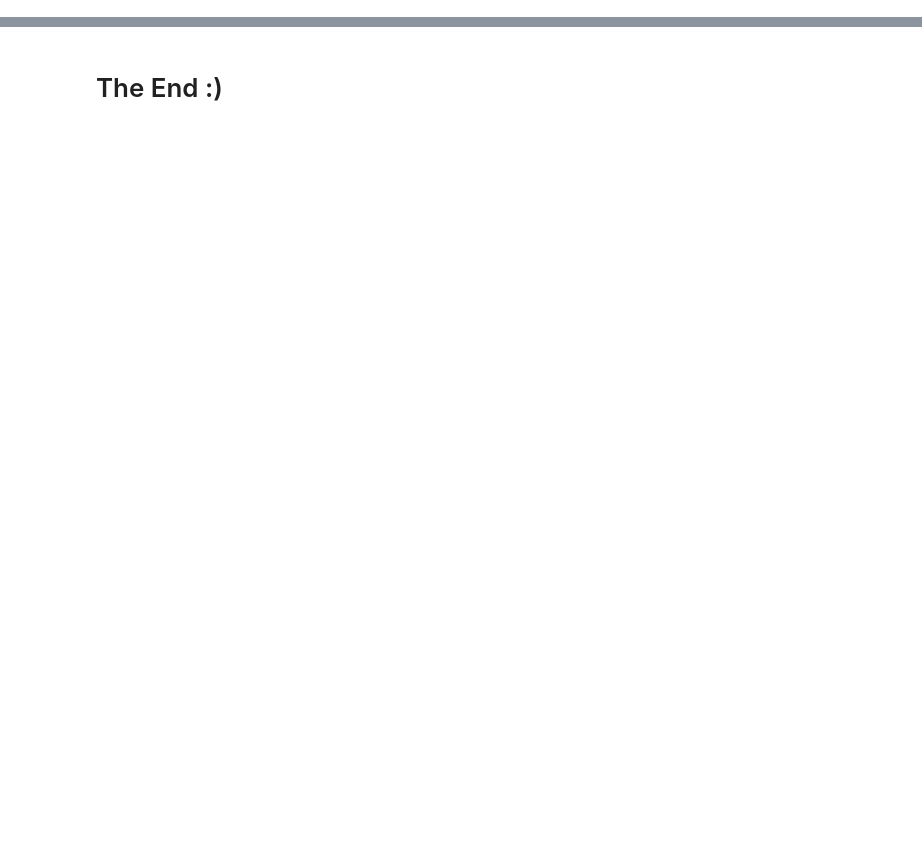
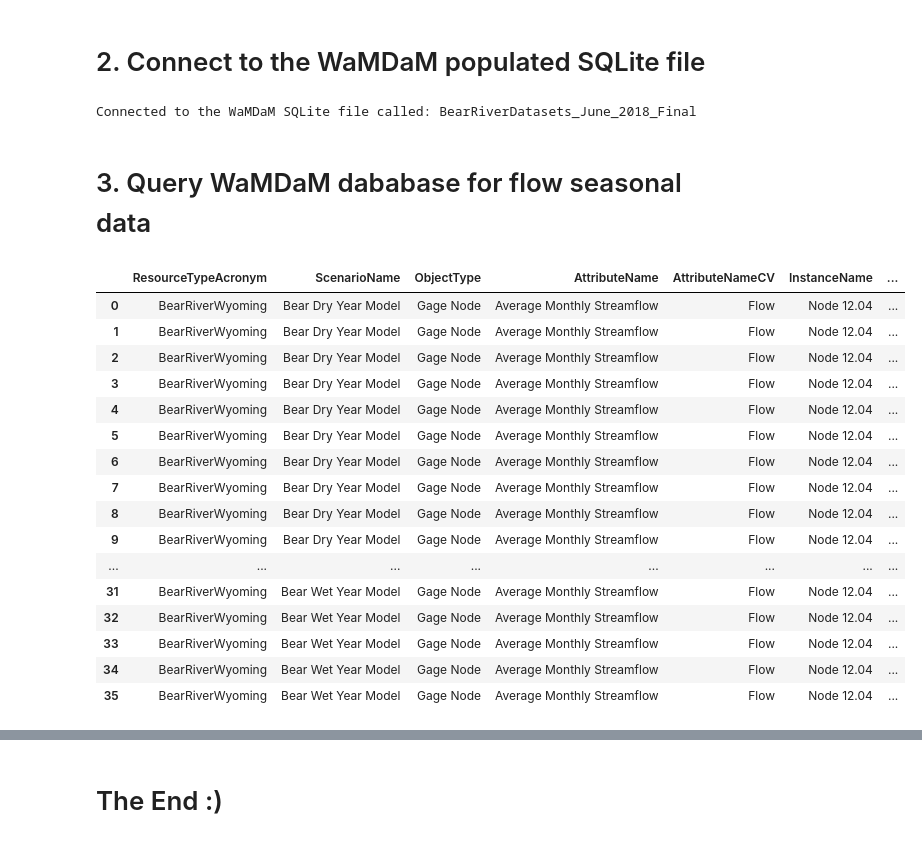
Before and after one commit to WamdamProject/WaMDaM_JupyterNotebooks, a Jupyter notebook: 1_QuerySelect/4_Use_Case_3.1_Seasonal.ipynb, the cells around one changed output, grey strips where cells are left out. Drawn from its saved outputs; the diff is of its cells as text; code cells hidden in the pictures; blank space fills up the shorter version.

```diff
--- a/1_QuerySelect/4_Use_Case_3.1_Seasonal.ipynb
+++ b/1_QuerySelect/4_Use_Case_3.1_Seasonal.ipynb
@@ -746,0 +65,62 @@ BearRiverFeb2017_V10.9Test
+# %% [markdown]
+<a name="Connect"></a>
+# 2. Connect to the WaMDaM populated SQLite file
+# %%
+# 2. Connect to the WaMDaM populated SQLite file
+
+# Then we can run queries against it within this notebook :)
+
+# the SQLite file is published here
+#https://github.com/WamdamProject/WaMDaM_UseCases/blob/master/UseCases_files/3SQLite_database/BearRiverDatasets_June_2018.sqlite
+
+conn = sqlite3.connect('BearRiverDatasets_June_2018_Final.sqlite')
+
+print 'Connected to the WaMDaM SQLite file called: BearRiverDatasets_June_2018_Final'
+# %% [output]
+Connected to the WaMDaM SQLite file called: BearRiverDatasets_June_2018_Final
+# %% [markdown]
+<a name="QueryFlowSeasonal"></a>
+# 3. Query WaMDaM dababase for flow seasonal data
+# %%
+# Use Case 3.1Identify_aggregate_TimeSeriesValues.csv
+# plot aggregated to monthly and converted to acre-feet time series data of multiple sources
+
+
+
+# 2.2Identify_aggregate_TimeSeriesValues.csv
+Query_UseCase3_1_seasonal_URL="""
+https://raw.githubusercontent.com/WamdamProject/WaMDaM_UseCases/master/UseCases_files/4Queries_SQL/UseCase3/UseCase3.1/3_Identify_SeasonalValues.sql
+
+"""
+
+# Read the query text inside the URL
+Query_UseCase3_1_Seasonal_text = urllib.urlopen(Query_UseCase3_1_seasonal_URL).read()
+
+
+# return query result in a pandas data frame
+result_df_UseCase3_1_Seasonal= pd.read_sql_query(Query_UseCase3_1_Seasonal_text, conn)
+
+# uncomment the below line to see the list of attributes
+display (result_df_UseCase3_1_Seasonal)
+
+
+# Save the datafrom as a csv file into the Jupyter notebook working space
+result_df_UseCase3_1_Seasonal.to_csv('UseCases_Results_csv\UseCase3_1_Seasonal.csv', index = False)
+# %% [output]
+|  | ResourceTypeAcronym | ScenarioName | ObjectType | AttributeName | AttributeNameCV | InstanceName | ... |
+| 0 | BearRiverWyoming | Bear Dry Year Model | Gage Node | Average Monthly Streamflow | Flow | Node 12.04 | ... |
+| 1 | BearRiverWyoming | Bear Dry Year Model | Gage Node | Average Monthly Streamflow | Flow | Node 12.04 | ... |
+| 2 | BearRiverWyoming | Bear Dry Year Model | Gage Node | Average Monthly Streamflow | Flow | Node 12.04 | ... |
+| 3 | BearRiverWyoming | Bear Dry Year Model | Gage Node | Average Monthly Streamflow | Flow | Node 12.04 | ... |
+| 4 | BearRiverWyoming | Bear Dry Year Model | Gage Node | Average Monthly Streamflow | Flow | Node 12.04 | ... |
+| 5 | BearRiverWyoming | Bear Dry Year Model | Gage Node | Average Monthly Streamflow | Flow | Node 12.04 | ... |
+| 6 | BearRiverWyoming | Bear Dry Year Model | Gage Node | Average Monthly Streamflow | Flow | Node 12.04 | ... |
+| 7 | BearRiverWyoming | Bear Dry Year Model | Gage Node | Average Monthly Streamflow | Flow | Node 12.04 | ... |
+| 8 | BearRiverWyoming | Bear Dry Year Model | Gage Node | Average Monthly Streamflow | Flow | Node 12.04 | ... |
+| 9 | BearRiverWyoming | Bear Dry Year Model | Gage Node | Average Monthly Streamflow | Flow | Node 12.04 | ... |
+| ... | ... | ... | ... | ... | ... | ... | ... |
+| 31 | BearRiverWyoming | Bear Wet Year Model | Gage Node | Average Monthly Streamflow | Flow | Node 12.04 | ... |
+| 32 | BearRiverWyoming | Bear Wet Year Model | Gage Node | Average Monthly Streamflow | Flow | Node 12.04 | ... |
+| 33 | BearRiverWyoming | Bear Wet Year Model | Gage Node | Average Monthly Streamflow | Flow | Node 12.04 | ... |
+| 34 | BearRiverWyoming | Bear Wet Year Model | Gage Node | Average Monthly Streamflow | Flow | Node 12.04 | ... |
+| 35 | BearRiverWyoming | Bear Wet Year Model | Gage Node | Average Monthly Streamflow | Flow | Node 12.04 | ... |
```
Also changed, not shown: parts of 32 cells of this notebook, 14 other files.
